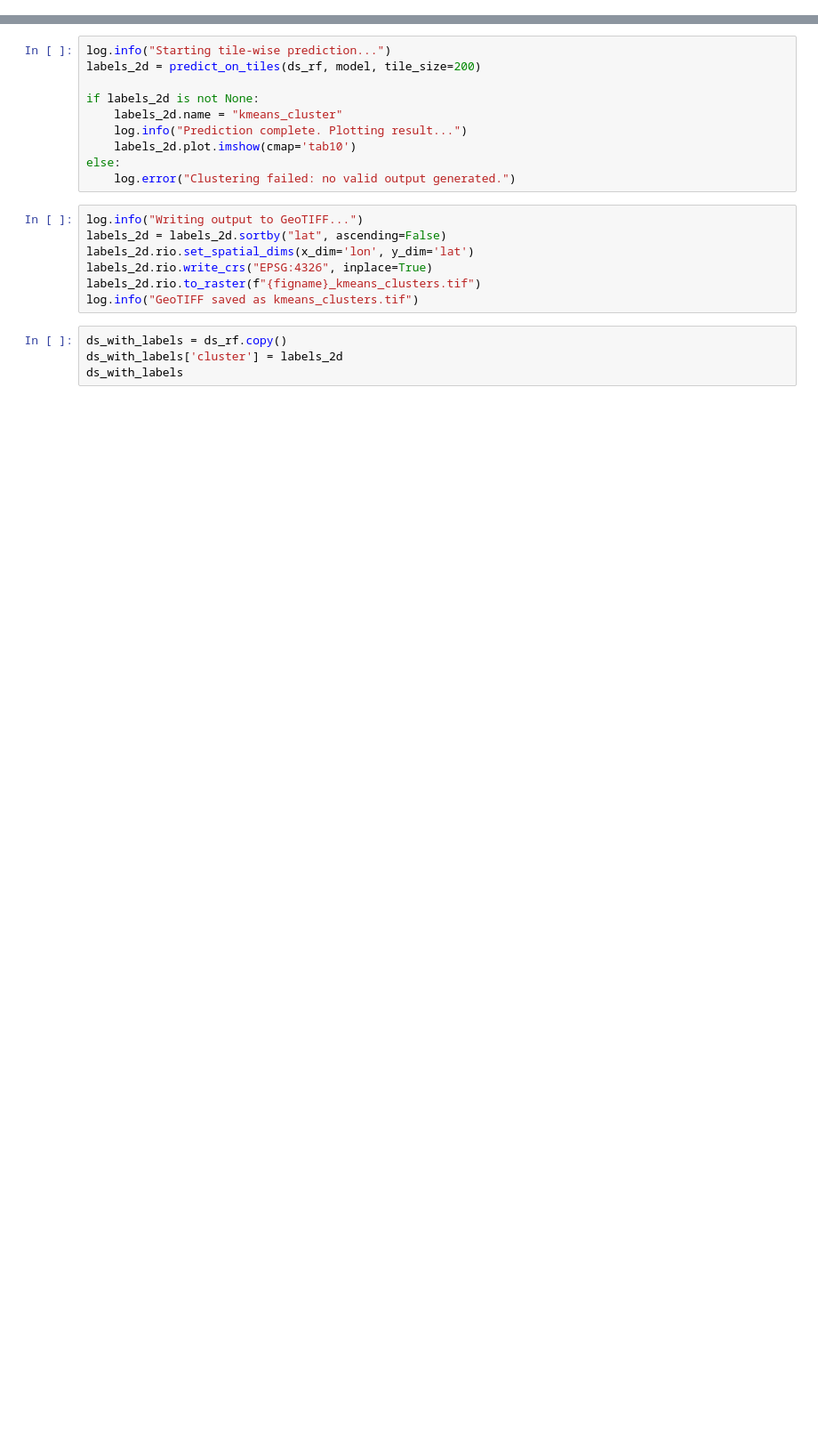
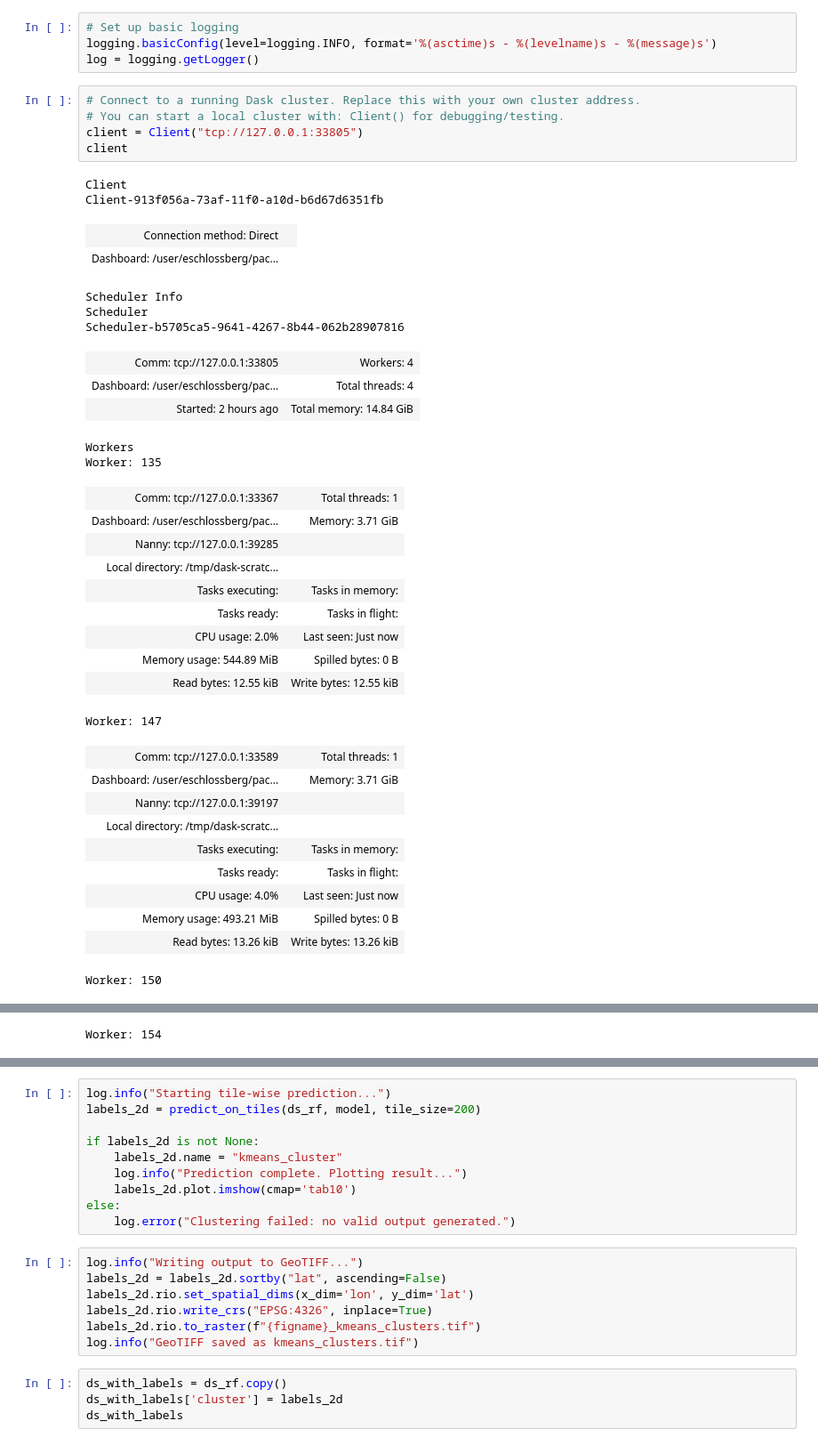
Before and after one commit to eschlossberg/pace-just-land, a Jupyter notebook: scripts/pace_hs_clustering.ipynb, the cells around one changed output, grey strips where cells are left out. Shown at 89% size. Cells and saved outputs as stored; diff of their text form; blank space fills up the shorter version.

```diff
--- a/scripts/pace_hs_clustering.ipynb
+++ b/scripts/pace_hs_clustering.ipynb
@@ -25,0 +60,42 @@ from dask.distributed import Client
+# %%
+# Set up basic logging
+logging.basicConfig(level=logging.INFO, format='%(asctime)s - %(levelname)s - %(message)s')
+log = logging.getLogger()
+# %%
+# Connect to a running Dask cluster. Replace this with your own cluster address.
+# You can start a local cluster with: Client() for debugging/testing.
+client = Client("tcp://127.0.0.1:33805")
+client
+# %% [output]
+Client
+Client-913f056a-73af-11f0-a10d-b6d67d6351fb
+| Connection method: Direct |  |
+| Dashboard: /user/eschlossberg/pac... |  |
+Scheduler Info
+Scheduler
+Scheduler-b5705ca5-9641-4267-8b44-062b28907816
+| Comm: tcp://127.0.0.1:33805 | Workers: 4 |
+| Dashboard: /user/eschlossberg/pac... | Total threads: 4 |
+| Started: 2 hours ago | Total memory: 14.84 GiB |
+Workers
+Worker: 135
+| Comm: tcp://127.0.0.1:33367 | Total threads: 1 |
+| Dashboard: /user/eschlossberg/pac... | Memory: 3.71 GiB |
+| Nanny: tcp://127.0.0.1:39285 |  |
+| Local directory: /tmp/dask-scratc... |  |
+| Tasks executing: | Tasks in memory: |
+| Tasks ready: | Tasks in flight: |
+| CPU usage: 2.0% | Last seen: Just now |
+| Memory usage: 544.89 MiB | Spilled bytes: 0 B |
+| Read bytes: 12.55 kiB | Write bytes: 12.55 kiB |
+Worker: 147
+| Comm: tcp://127.0.0.1:33589 | Total threads: 1 |
+| Dashboard: /user/eschlossberg/pac... | Memory: 3.71 GiB |
+| Nanny: tcp://127.0.0.1:39197 |  |
+| Local directory: /tmp/dask-scratc... |  |
+| Tasks executing: | Tasks in memory: |
+| Tasks ready: | Tasks in flight: |
+| CPU usage: 4.0% | Last seen: Just now |
+| Memory usage: 493.21 MiB | Spilled bytes: 0 B |
+| Read bytes: 13.26 kiB | Write bytes: 13.26 kiB |
+Worker: 150
@@ -25,0 +111 @@ from dask.distributed import Client
+Worker: 154
```
Also changed, not shown: parts of 22 cells of this notebook.
